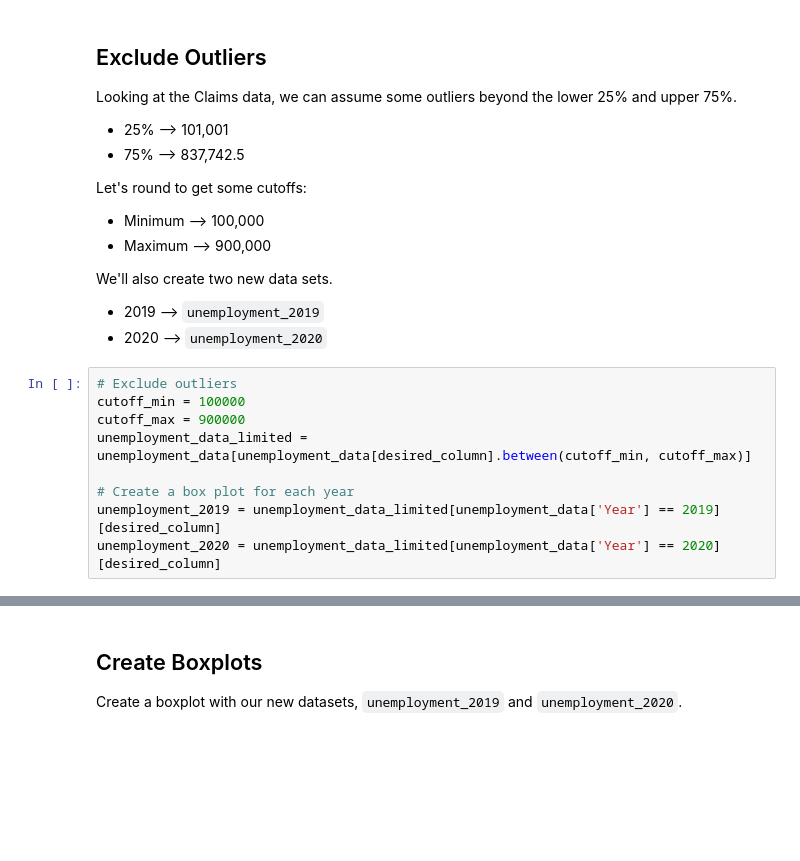
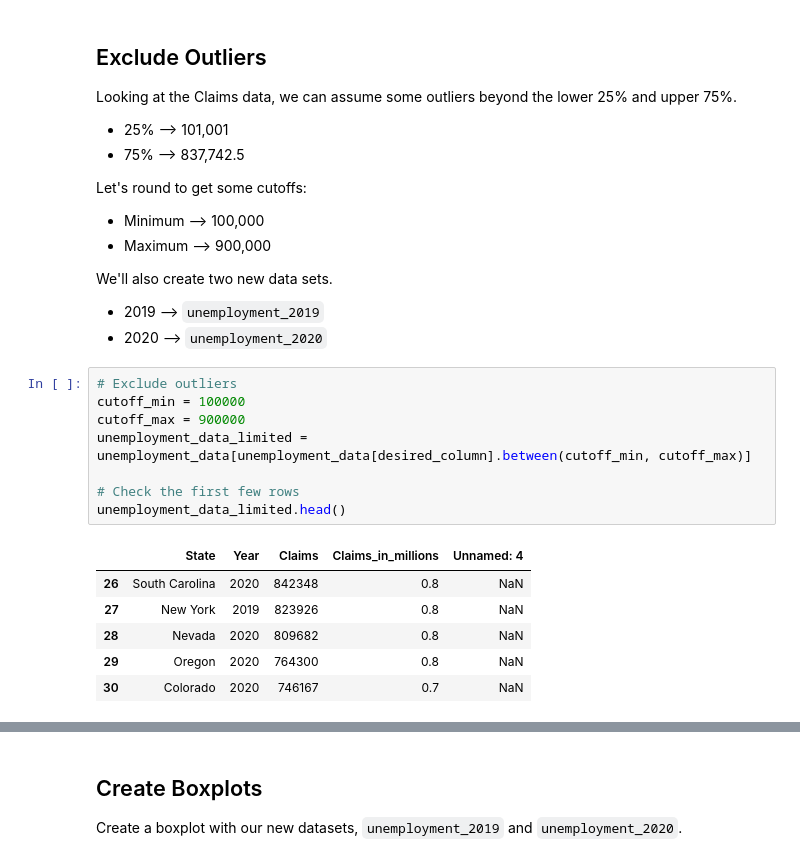
Before and after one commit to amajor/data-visualization-project-week-5, a Jupyter notebook: unemployment.ipynb, the cells around one changed output, grey strips where cells are left out. Cells and saved outputs as stored; diff of their text form; blank space fills up the shorter version.

```diff
--- a/unemployment.ipynb
+++ b/unemployment.ipynb
@@ -111,9 +111,15 @@ We'll also create two new data sets.
 # %%
 # Exclude outliers
 cutoff_min = 100000
 cutoff_max = 900000
 unemployment_data_limited = unemployment_data[unemployment_data[desired_column].between(cutoff_min, cutoff_max)]
 
-# Create a box plot for each year
-unemployment_2019 = unemployment_data_limited[unemployment_data['Year'] == 2019][desired_column]
-unemployment_2020 = unemployment_data_limited[unemployment_data['Year'] == 2020][desired_column]
+# Check the first few rows
+unemployment_data_limited.head()
+# %% [output]
+|  | State | Year | Claims | Claims_in_millions | Unnamed: 4 |
+| 26 | South Carolina | 2020 | 842348 | 0.8 | NaN |
+| 27 | New York | 2019 | 823926 | 0.8 | NaN |
+| 28 | Nevada | 2020 | 809682 | 0.8 | NaN |
+| 29 | Oregon | 2020 | 764300 | 0.8 | NaN |
+| 30 | Colorado | 2020 | 746167 | 0.7 | NaN |
```
Also changed, not shown: parts of 10 cells of this notebook.
